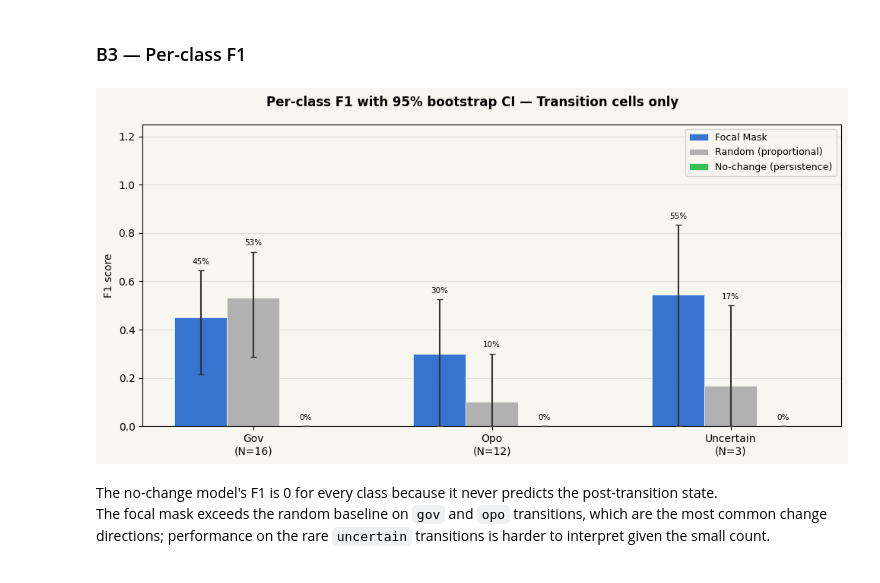
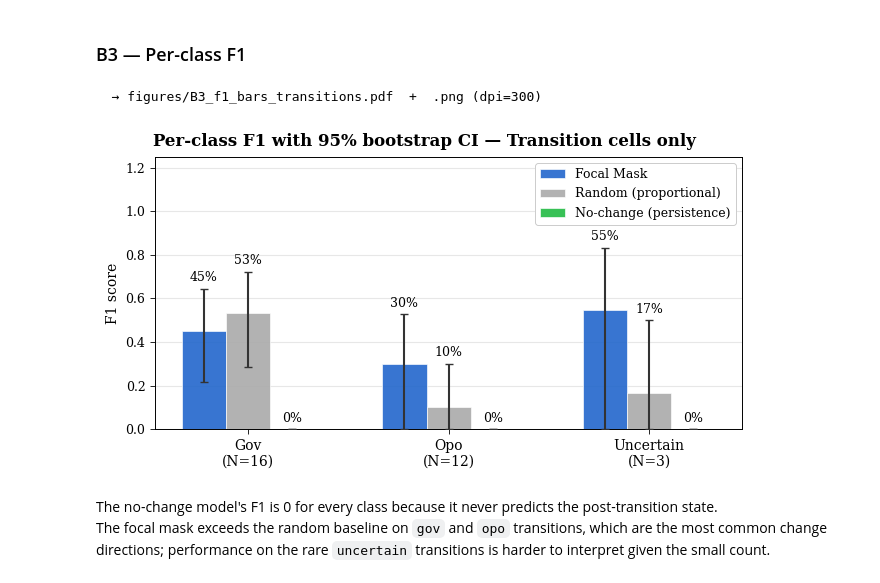
Before and after one commit to DSDMmasterProject/territorial_control_dsdm_master_project, a Jupyter notebook: src/visualizations/reporting.ipynb, the cells around one changed output. Drawn from its saved outputs; the diff is of its cells as text; code cells hidden in the pictures.

```diff
--- a/src/visualizations/reporting.ipynb
+++ b/src/visualizations/reporting.ipynb
@@ -676,40 +772,39 @@ x        = np.arange(len(CLASS_NAMES))
 width    = 0.22
 offsets  = np.linspace(-(n_models - 1) / 2 * width, (n_models - 1) / 2 * width, n_models)
 
-fig, ax = plt.subplots(figsize=(10, 5), facecolor=BG)
-ax.set_facecolor(BG)
+fig, ax = plt.subplots(figsize=(6.5, 3.5))
 fig.suptitle('Per-class F1 with 95% bootstrap CI — Transition cells only',
              fontsize=12, fontweight='bold')
 
 for (name, m), offset in zip(results_B.items(), offsets):
     vals    = [m['report'][cls]['f1-score'] for cls in CLASS_NAMES]
     ci_lo   = [boot_trans[name][cls]['f1'][1] for cls in CLASS_NAMES]
     ci_hi   = [boot_trans[name][cls]['f1'][2] for cls in CLASS_NAMES]
     yerr_lo = [max(0.0, vals[i] - ci_lo[i]) for i in range(3)]
     yerr_hi = [max(0.0, ci_hi[i] - vals[i]) for i in range(3)]
 
     bars = ax.bar(x + offset, vals, width,
                   label=MODEL_LABELS[name], color=MODEL_COLORS[name],
                   edgecolor='white', linewidth=0.5, alpha=0.9)
     ax.errorbar(x + offset, vals, yerr=[yerr_lo, yerr_hi],
                 fmt='none', color='#333333', capsize=3, linewidth=1.5, zorder=5)
     for i, (bar, v) in enumerate(zip(bars, vals)):
         top = v + yerr_hi[i] + 0.02
         ax.text(bar.get_x() + bar.get_width() / 2, top,
-                f'{v:.0%}', ha='center', va='bottom', fontsize=7.5)
+                f'{v:.0%}', ha='center', va='bottom', fontsize=9)
 
-# N per class annotation on x-axis
 ref_n = [boot_trans['focal_mask'][cls]['n'] for cls in CLASS_NAMES]
 ax.set_xticks(x)
 ax.set_xticklabels([f'{c.capitalize()}\n(N={ref_n[i]})' for i, c in enumerate(CLASS_NAMES)],
                    fontsize=10)
 ax.set_ylim(0, 1.25); ax.set_ylabel('F1 score')
 ax.legend(fontsize=9); ax.grid(axis='y', alpha=0.3); ax.set_axisbelow(True)
-plt.tight_layout()
-fig.savefig(REPORTING_DIR / 'B3_f1_bars_transitions.png', dpi=150, bbox_inches='tight')
+plt.tight_layout(pad=0.5)
+save_fig(fig, 'B3_f1_bars_transitions')
 plt.show()
 # %% [output]
+  → figures/B3_f1_bars_transitions.pdf  +  .png (dpi=300)
-[figure, old version]
+[figure, new version]
 # %% [markdown]
 The no-change model's F1 is 0 for every class because it never predicts the
 post-transition state.
```
Also changed, not shown: parts of 17 cells of this notebook, 33 other files.
